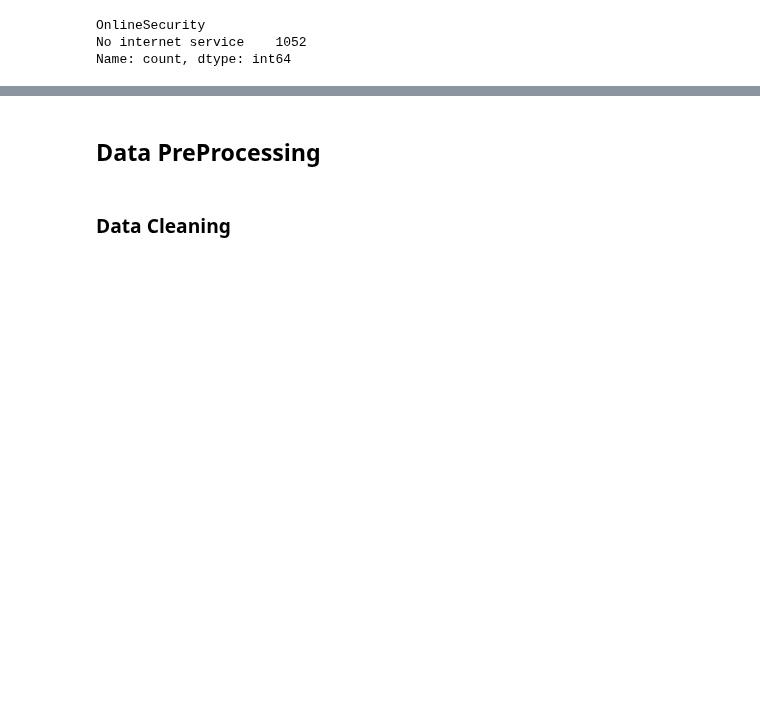
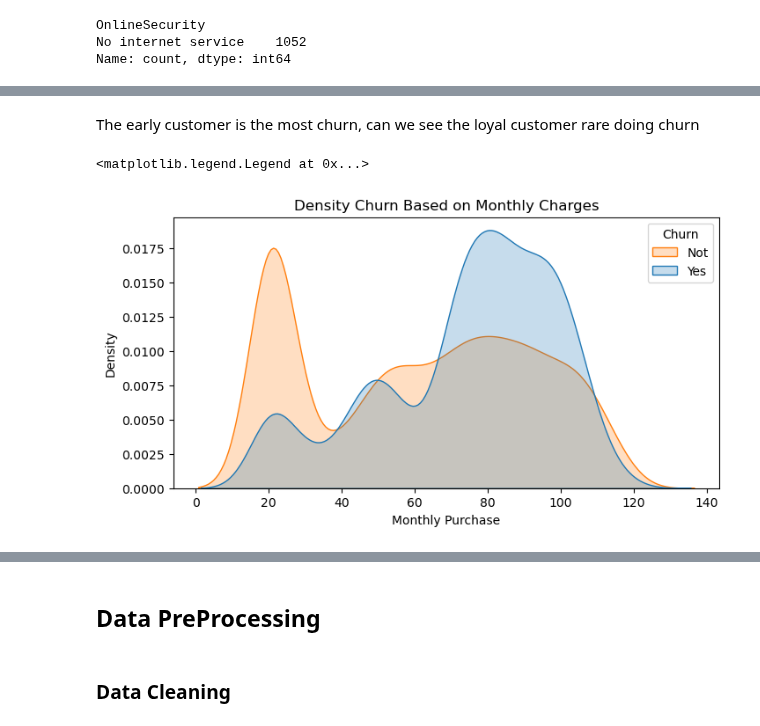
Before and after one commit to fahdmuchammad/Capstone-3-Purwadhika-Machine-learning, a Jupyter notebook: Capstone_3_Muchammad Fahd_Telco.ipynb, the cells around one changed output, grey strips where cells are left out. Cells and saved outputs as stored; diff of their text form; code cells hidden in the pictures; blank space fills up the shorter version.

```diff
--- a/Capstone_3_Muchammad Fahd_Telco.ipynb
+++ b/Capstone_3_Muchammad Fahd_Telco.ipynb
@@ -323,0 +331,12 @@ plt.show()
+# %% [markdown]
+The early customer is the most churn, can we see the loyal customer rare doing churn
+# %%
+plt.figure(figsize=(8, 4))
+sns.kdeplot(data=df, x="MonthlyCharges", hue="Churn", common_norm=False, fill=True)
+plt.title("Density Churn Based on Monthly Charges")
+plt.xlabel("Monthly Purchase")
+plt.ylabel("Density")
+plt.legend(title="Churn", labels=["Not", "Yes"])
+# %% [output]
+<matplotlib.legend.Legend at 0x...>
+[figure, added]
```
Also changed, not shown: parts of 27 cells of this notebook.
